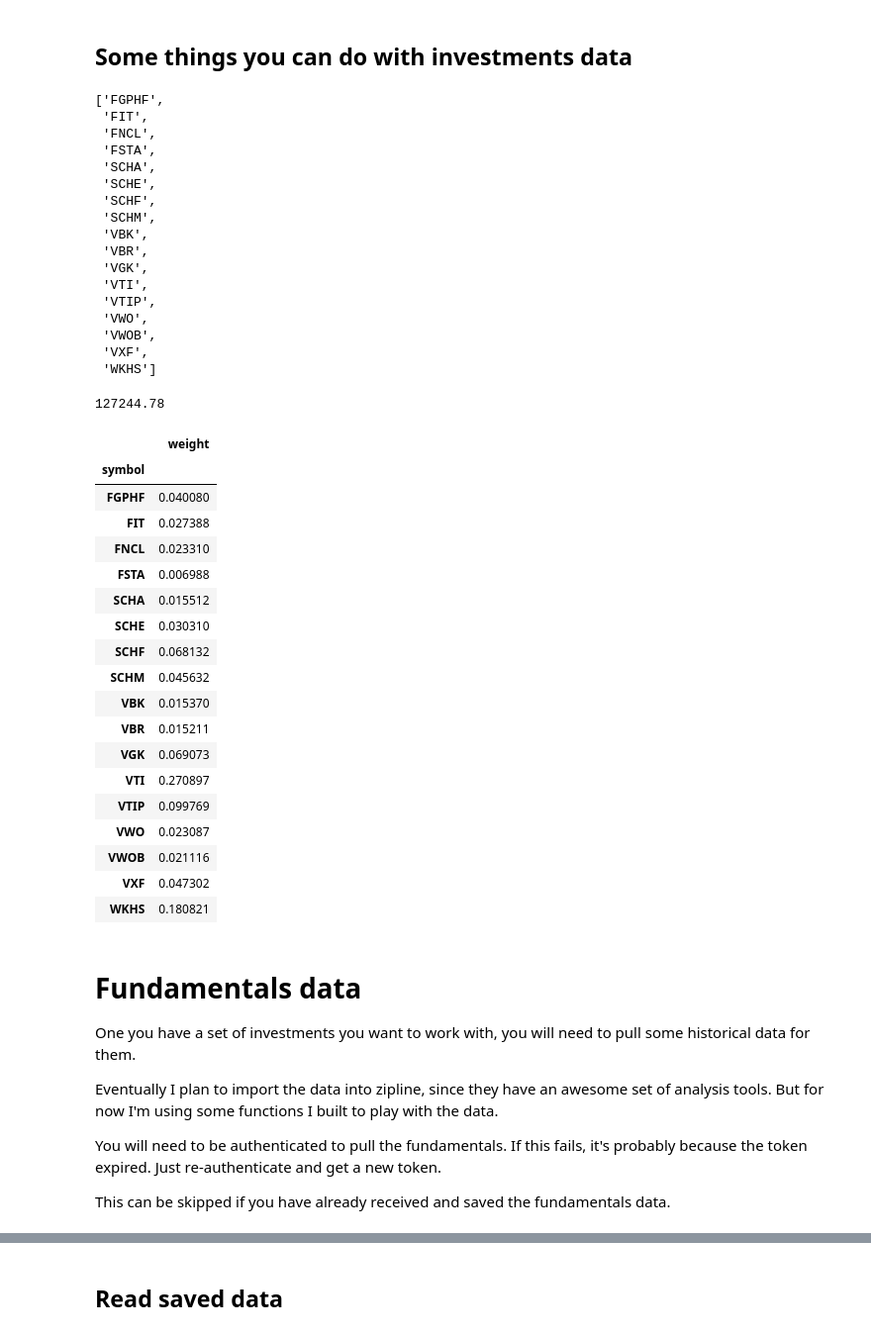
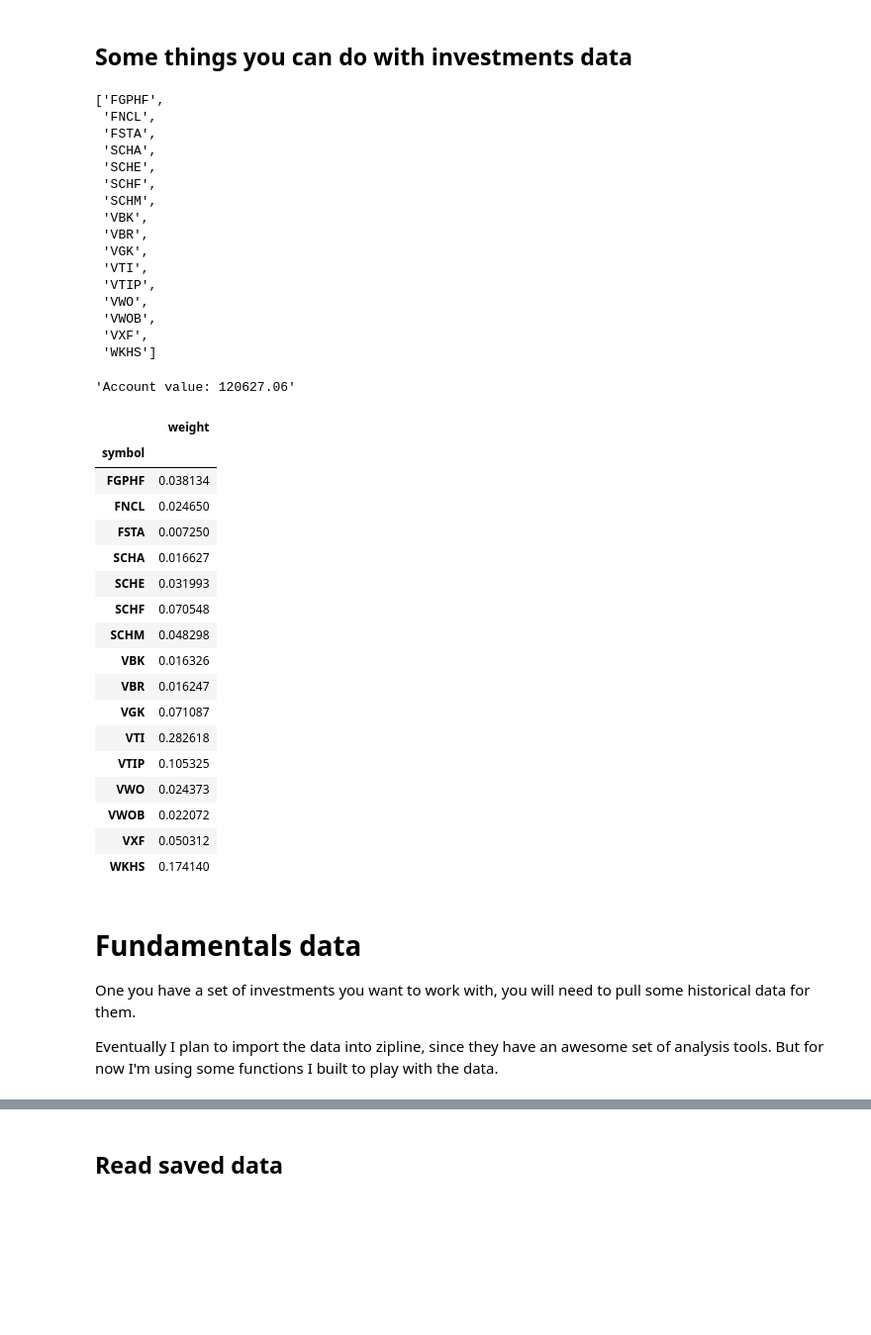
Before and after one commit to nmaiorana/svi-trading-tools, a Jupyter notebook: ameritrade_api.ipynb, the cells around one changed output, grey strips where cells are left out. Shown at 99% size. Drawn from its saved outputs; the diff is of its cells as text; code cells hidden in the pictures; blank space fills up the shorter version.

```diff
--- a/ameritrade_api.ipynb
+++ b/ameritrade_api.ipynb
@@ -147,53 +149,47 @@ port_equi_values = portfun.get_market_values(equity_investments_df)
 ## Some things you can do with investments data
 # %%
 display(portfun.get_investment_symbols(port_equi_values))
-display(portfun.get_account_value(port_equi_values))
+display(f'Account value: {portfun.get_account_value(port_equi_values)}')
 display(portfun.get_portfolio_weights(port_equi_values))
 # %% [output]
 ['FGPHF',
- 'FIT',
  'FNCL',
  'FSTA',
  'SCHA',
  'SCHE',
  'SCHF',
  'SCHM',
  'VBK',
  'VBR',
  'VGK',
  'VTI',
  'VTIP',
  'VWO',
  'VWOB',
  'VXF',
  'WKHS']
-127244.78
+'Account value: 120627.06'
 |  | weight |
 | symbol |  |
-| FGPHF | 0.040080 |
-| FIT | 0.027388 |
-| FNCL | 0.023310 |
-| FSTA | 0.006988 |
-| SCHA | 0.015512 |
-| SCHE | 0.030310 |
-| SCHF | 0.068132 |
-| SCHM | 0.045632 |
-| VBK | 0.015370 |
-| VBR | 0.015211 |
-| VGK | 0.069073 |
-| VTI | 0.270897 |
-| VTIP | 0.099769 |
-| VWO | 0.023087 |
-| VWOB | 0.021116 |
-| VXF | 0.047302 |
-| WKHS | 0.180821 |
+| FGPHF | 0.038134 |
+| FNCL | 0.024650 |
+| FSTA | 0.007250 |
+| SCHA | 0.016627 |
+| SCHE | 0.031993 |
+| SCHF | 0.070548 |
+| SCHM | 0.048298 |
+| VBK | 0.016326 |
+| VBR | 0.016247 |
+| VGK | 0.071087 |
+| VTI | 0.282618 |
+| VTIP | 0.105325 |
+| VWO | 0.024373 |
+| VWOB | 0.022072 |
+| VXF | 0.050312 |
+| WKHS | 0.174140 |
 # %% [markdown]
 # Fundamentals data
 
 One you have a set of investments you want to work with, you will need to pull some historical data for them.
 
 Eventually I plan to import the data into zipline, since they have an awesome set of analysis tools. But for now I'm using some functions I built to play with the data.
-
-You will need to be authenticated to pull the fundamentals. If this fails, it's probably because the token expired. Just re-authenticate and get a new token.
-
-This can be skipped if you have already received and saved the fundamentals data.
```
Also changed, not shown: parts of 14 cells of this notebook, 2 other files.
